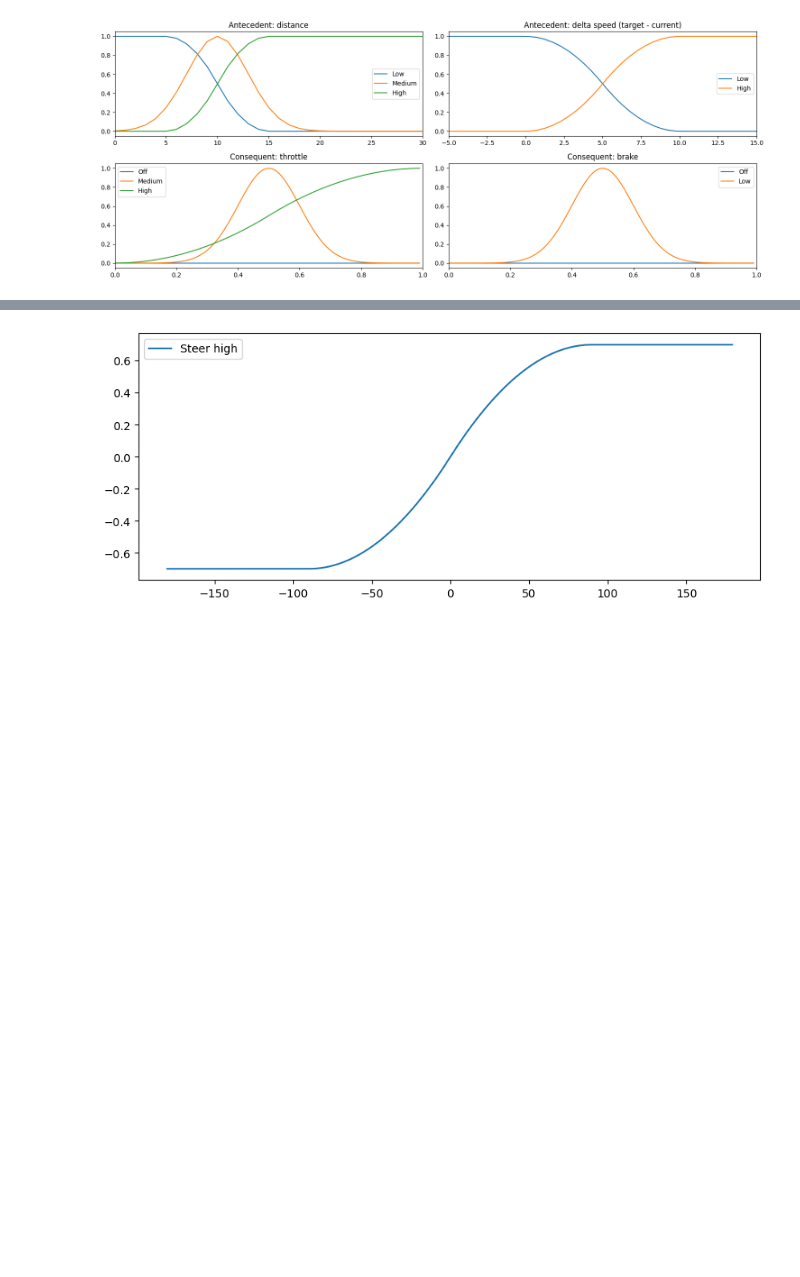
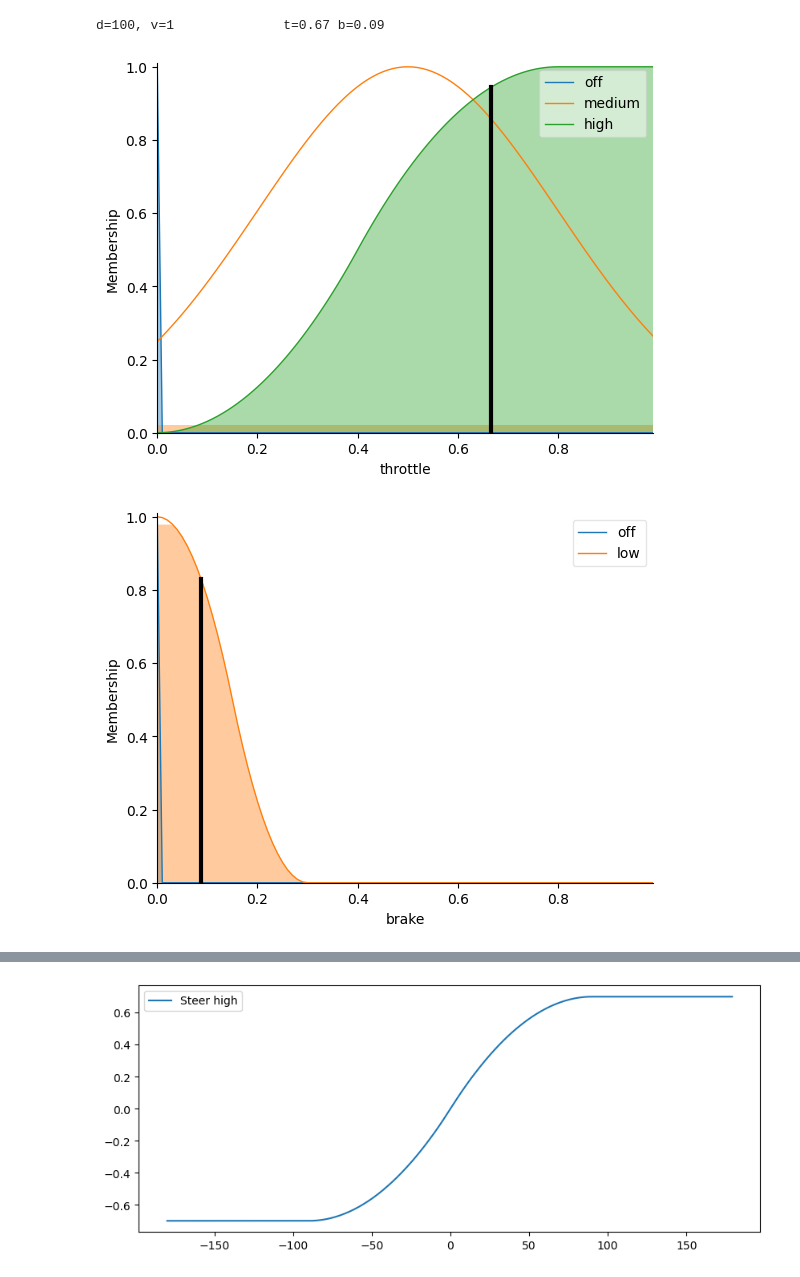
Before and after one commit to floriandejonckheere/abo-autonomic-systems-carla, a Jupyter notebook: fuzzy.ipynb, the cells around one changed output, grey strips where cells are left out. Saved outputs shown, nothing was run; the diff lists cells and outputs as text; code cells hidden in the pictures; blank space fills up the shorter version.

Commit message:
Simulate fuzzy control system

```diff
--- a/fuzzy.ipynb
+++ b/fuzzy.ipynb
@@ -23,63 +23,29 @@ throttle = ctrl.Consequent(x_throttle, 'throttle')
 brake = ctrl.Consequent(x_brake, 'brake')
 
 ## Membership functions
-distance['low'] = distance_lo = fz.zmf(x_distance, 5, 15)
-distance['medium'] = distance_md = fz.gaussmf(x_distance, 10, 3)
-distance['high'] = distance_hi = fz.smf(x_distance, 5, 15)
+distance['low'] = distance_lo = fz.zmf(x_distance, 5, 25)
+distance['medium'] = distance_md = fz.gaussmf(x_distance, 15, 5)
+distance['high'] = distance_hi = fz.smf(x_distance, 5, 25)
 
 delta_speed['low'] = delta_speed_lo = fz.zmf(x_delta_speed, 0, 10)
 delta_speed['high'] = delta_speed_hi = fz.smf(x_delta_speed, 0, 10)
 
-throttle['off'] = throttle_off = fz.zmf(x_throttle, 0, 0)
-throttle['medium'] = throttle_md = fz.gaussmf(x_throttle, 0.5, 0.1)
-throttle['high'] = throttle_hi = fz.smf(x_throttle, 0, 1)
+throttle['off'] = throttle_off = fz.zmf(x_throttle, 0, 0.01)
+throttle['medium'] = throttle_md = fz.gaussmf(x_throttle, 0.5, 0.3)
+throttle['high'] = throttle_hi = fz.smf(x_throttle, 0, 0.8)
 
-brake['off'] = brake_off = fz.zmf(x_brake, 0, 0)
-brake['low'] = brake_lo = fz.gaussmf(x_brake, 0.5, 0.1)
+brake['off'] = brake_off = fz.zmf(x_brake, 0, 0.01)
+brake['low'] = brake_lo = fz.zmf(x_brake, 0, 0.3)
 
 ## Fuzzy rules
 # If the vehicle is far away, accelerate
 rule1 = ctrl.Rule(antecedent=(distance['high']), consequent=(throttle['high'], brake['off']), label='rule1')
 
 # If the vehicle is getting closer to the target or the speed limit is being reached, let off the throttle
-rule2 = ctrl.Rule(antecedent=(distance['medium'] | delta_speed['low']), consequent=(throttle['medium'], brake['off']), label='rule2')
+rule2 = ctrl.Rule(antecedent=(distance['medium'] | delta_speed['high']), consequent=(throttle['medium'], brake['off']), label='rule2')
 
 # If the vehicle is close to the target or the speed limit is being exceeded, brake softly
-rule3 = ctrl.Rule(antecedent=(distance['low'] | delta_speed['high']), consequent=(throttle['off'], brake['low']), label='rule3')
+rule3 = ctrl.Rule(antecedent=(distance['low'] | delta_speed['low']), consequent=(throttle['off'], brake['low']), label='rule3')
 
 ## Control system
 fuzzy_ctrl = ctrl.ControlSystem(rules=[rule1, rule2, rule3])
-
-## Plots
-fig, ax = plt.subplots(nrows=2, ncols=2, figsize=(15, 6))
-
-ax[0, 0].plot(x_distance, [fz.interp_membership(x_distance, distance_lo, x) for x in x_distance], label='Low')
-ax[0, 0].plot(x_distance, [fz.interp_membership(x_distance, distance_md, x) for x in x_distance], label='Medium')
-ax[0, 0].plot(x_distance, [fz.interp_membership(x_distance, distance_hi, x) for x in x_distance], label='High')
-ax[0, 0].set_xlim(0, 30)
-ax[0, 0].legend()
-ax[0, 0].set_title('Antecedent: distance')
-
-ax[0, 1].plot(x_delta_speed, [fz.interp_membership(x_delta_speed, delta_speed_lo, x) for x in x_delta_speed], label='Low')
-ax[0, 1].plot(x_delta_speed, [fz.interp_membership(x_delta_speed, delta_speed_hi, x) for x in x_delta_speed], label='High')
-ax[0, 1].set_xlim(-5, 15)
-ax[0, 1].legend()
-ax[0, 1].set_title('Antecedent: delta speed (target - current)')
-
-ax[1, 0].plot(x_throttle, [fz.interp_membership(x_throttle, throttle_off, x) for x in x_throttle], label='Off')
-ax[1, 0].plot(x_throttle, [fz.interp_membership(x_throttle, throttle_md, x) for x in x_throttle], label='Medium')
-ax[1, 0].plot(x_throttle, [fz.interp_membership(x_throttle, throttle_hi, x) for x in x_throttle], label='High')
-ax[1, 0].set_xlim(0, 1)
-ax[1, 0].legend()
-ax[1, 0].set_title('Consequent: throttle')
-
-ax[1, 1].plot(x_brake, [fz.interp_membership(x_brake, brake_off, x) for x in x_brake], label='Off')
-ax[1, 1].plot(x_brake, [fz.interp_membership(x_brake, brake_lo, x) for x in x_brake], label='Low')
-ax[1, 1].set_xlim(0, 1)
-ax[1, 1].legend()
-ax[1, 1].set_title('Consequent: brake')
-
-plt.tight_layout()
-plt.show()
-# %% [output]
-[figure, removed]
@@ -131,0 +52,25 @@ plt.show()
+# %%
+## Control system simulation
+vehicle = ctrl.ControlSystemSimulation(fuzzy_ctrl)
+
+def simulate(distance, delta_speed, visualize=False):
+    # Set inputs
+    vehicle.inputs({'distance': distance, 'delta_speed': delta_speed})
+
+    # Crunch numbers
+    vehicle.compute()
+
+    if visualize:
+        throttle.view(sim=vehicle)
+        brake.view(sim=vehicle)
+
+    # Return results
+    th = vehicle.output['throttle']
+    br = vehicle.output['brake']
+    print(f'd={distance}, v={delta_speed}\t\tt={th:.2f} b={br:.2f}')
+
+simulate(100, 1, visualize=True)
+# %% [output]
+d=100, v=1              t=0.67 b=0.09
+[figure, added]
+[figure, added]
```
Also changed, not shown: parts of 2 cells of this notebook.
